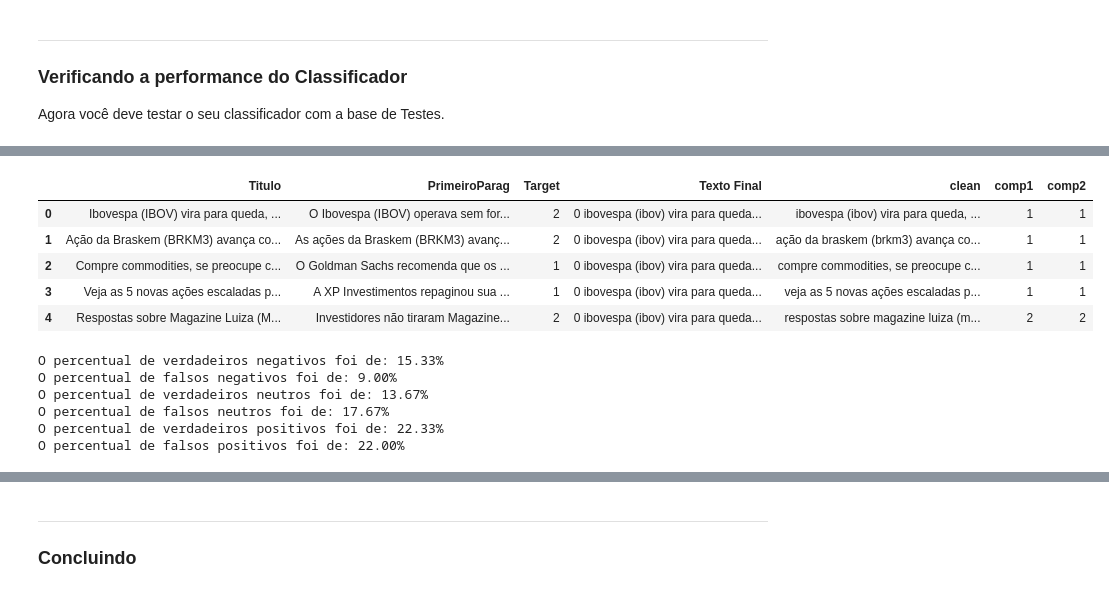
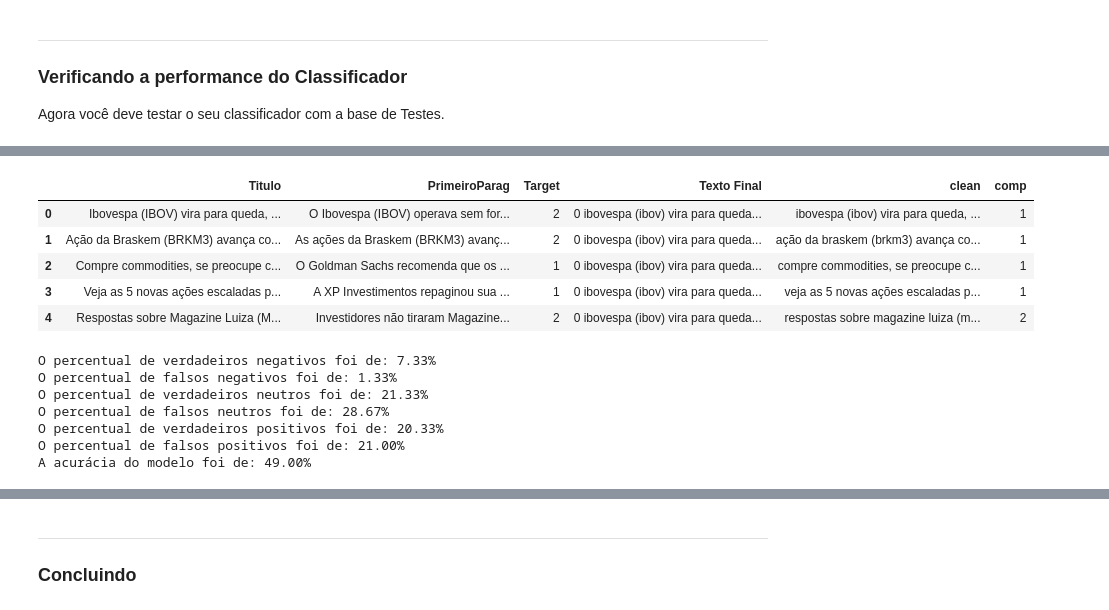
Before and after one commit to insper-classroom/22-2a-cd-p1-grupo_anandajgc, a Jupyter notebook: classificador.ipynb, the cells around one changed output, grey strips where cells are left out. Drawn from its saved outputs; the diff is of its cells as text; code cells hidden in the pictures.

```diff
--- a/classificador.ipynb
+++ b/classificador.ipynb
@@ -317,3 +242,32 @@ def NB(frase):
+# %%
+def NaiveBayes(titulo_noticia):
+    probT0 = 1
+    probT1 = 1
+    probT2 = 1
+    l0 = []
+    titulo_noticia = titulo_noticia.split()
+    for palavra in titulo_noticia:
+        if palavra in lista_t0:
+            probT0 *= freq_relativa_t0[palavra] / freq_relativa_t0.sum()
+        elif palavra not in lista_t0:
+            probT0 *= 1 / (len(lista_t0) + len(lista_total))
+        if palavra in lista_t1:
+            probT1 *= freq_relativa_t1[palavra] / freq_relativa_t1.sum()
+        elif palavra not in lista_t1:
+            probT1 *= 1 / (len(lista_t1) + len(lista_total))
+        if palavra in lista_t2:
+            probT2 *= freq_relativa_t2[palavra] / freq_relativa_t2.sum()
+        elif palavra not in lista_t2:
+            probT2 *= 1 / (len(lista_t2) + len(lista_total))
+        probT0 *= Prob_0
+        probT1 *= Prob_1
+        probT2 *= Prob_2
+    if probT0 > probT1 and probT0 > probT2:
+        return 0
+    elif probT1 > probT0 and probT1 > probT2:
+        return 1
+    elif probT2 > probT1 and probT2 > probT0:
+        return 2
 # %% [markdown]
 ___
 ### Verificando a performance do Classificador
@@ -542,26 +278,25 @@ def NaiveBayes2(titulo_noticia):
 # %%
 verificador = test.copy()
 
 verificador['clean'] = verificador.Titulo.apply(cleanup)
-verificador['comp1'] = verificador.clean.apply(NaiveBayes1)
-verificador['comp2'] = verificador.clean.apply(NaiveBayes2)
+verificador['comp'] = verificador.clean.apply(NaiveBayes)
 
 verificador.head(5)
 # %% [output]
-|  | Titulo | PrimeiroParag | Target | Texto Final | clean | comp1 | comp2 |
-| 0 | Ibovespa (IBOV) vira para queda, ... | O Ibovespa (IBOV) operava sem for... | 2 | 0 ibovespa (ibov) vira para queda... | ibovespa (ibov) vira para queda, ... | 1 | 1 |
-| 1 | Ação da Braskem (BRKM3) avança co... | As ações da Braskem (BRKM3) avanç... | 2 | 0 ibovespa (ibov) vira para queda... | ação da braskem (brkm3) avança co... | 1 | 1 |
-| 2 | Compre commodities, se preocupe c... | O Goldman Sachs recomenda que os ... | 1 | 0 ibovespa (ibov) vira para queda... | compre commodities, se preocupe c... | 1 | 1 |
-| 3 | Veja as 5 novas ações escaladas p... | A XP Investimentos repaginou sua ... | 1 | 0 ibovespa (ibov) vira para queda... | veja as 5 novas ações escaladas p... | 1 | 1 |
-| 4 | Respostas sobre Magazine Luiza (M... | Investidores não tiraram Magazine... | 2 | 0 ibovespa (ibov) vira para queda... | respostas sobre magazine luiza (m... | 2 | 2 |
+|  | Titulo | PrimeiroParag | Target | Texto Final | clean | comp |
+| 0 | Ibovespa (IBOV) vira para queda, ... | O Ibovespa (IBOV) operava sem for... | 2 | 0 ibovespa (ibov) vira para queda... | ibovespa (ibov) vira para queda, ... | 1 |
+| 1 | Ação da Braskem (BRKM3) avança co... | As ações da Braskem (BRKM3) avanç... | 2 | 0 ibovespa (ibov) vira para queda... | ação da braskem (brkm3) avança co... | 1 |
+| 2 | Compre commodities, se preocupe c... | O Goldman Sachs recomenda que os ... | 1 | 0 ibovespa (ibov) vira para queda... | compre commodities, se preocupe c... | 1 |
+| 3 | Veja as 5 novas ações escaladas p... | A XP Investimentos repaginou sua ... | 1 | 0 ibovespa (ibov) vira para queda... | veja as 5 novas ações escaladas p... | 1 |
+| 4 | Respostas sobre Magazine Luiza (M... | Investidores não tiraram Magazine... | 2 | 0 ibovespa (ibov) vira para queda... | respostas sobre magazine luiza (m... | 2 |
 # %%
-verd0 = verificador.loc[(verificador.comp1 == 0) & (verificador.Target == 0)]
-verd1 = verificador.loc[(verificador.comp1 == 1) & (verificador.Target == 1)]
-verd2 = verificador.loc[(verificador.comp1 == 2) & (verificador.Target == 2)]
+verd0 = verificador.loc[(verificador.comp == 0) & (verificador.Target == 0)]
+verd1 = verificador.loc[(verificador.comp == 1) & (verificador.Target == 1)]
+verd2 = verificador.loc[(verificador.comp == 2) & (verificador.Target == 2)]
 
-fals0 = verificador.loc[(verificador.comp1 == 0) & (verificador.Target != 0)]
-fals1 = verificador.loc[(verificador.comp1 == 1) & (verificador.Target != 1)]
-fals2 = verificador.loc[(verificador.comp1 == 2) & (verificador.Target != 2)]
+fals0 = verificador.loc[(verificador.comp == 0) & (verificador.Target != 0)]
+fals1 = verificador.loc[(verificador.comp == 1) & (verificador.Target != 1)]
+fals2 = verificador.loc[(verificador.comp == 2) & (verificador.Target != 2)]
 
 print(f'O percentual de verdadeiros negativos foi de: {100 * (verd0.shape[0] / verificador.shape[0]):.2f}%')
 print(f'O percentual de falsos negativos foi de: {100 * (fals0.shape[0] / verificador.shape[0]):.2f}%')
@@ -569,10 +304,12 @@ print(f'O percentual de verdadeiros neutros foi de: {100 * (verd1.shape[0] / ver
 print(f'O percentual de falsos neutros foi de: {100 * (fals1.shape[0] / verificador.shape[0]):.2f}%')
 print(f'O percentual de verdadeiros positivos foi de: {100 * (verd2.shape[0] / verificador.shape[0]):.2f}%')
 print(f'O percentual de falsos positivos foi de: {100 * (fals2.shape[0] / verificador.shape[0]):.2f}%')
+print(f'A acurácia do modelo foi de: {100 * (verd0 + verd1 + verd2).shape[0] / test.shape[0]:.2f}%')
 # %% [output]
-O percentual de verdadeiros negativos foi de: 15.33%
-O percentual de falsos negativos foi de: 9.00%
-O percentual de verdadeiros neutros foi de: 13.67%
-O percentual de falsos neutros foi de: 17.67%
-O percentual de verdadeiros positivos foi de: 22.33%
-O percentual de falsos positivos foi de: 22.00%
+O percentual de verdadeiros negativos foi de: 7.33%
+O percentual de falsos negativos foi de: 1.33%
+O percentual de verdadeiros neutros foi de: 21.33%
+O percentual de falsos neutros foi de: 28.67%
+O percentual de verdadeiros positivos foi de: 20.33%
+O percentual de falsos positivos foi de: 21.00%
+A acurácia do modelo foi de: 49.00%
```
Also changed, not shown: parts of 9 cells of this notebook.
